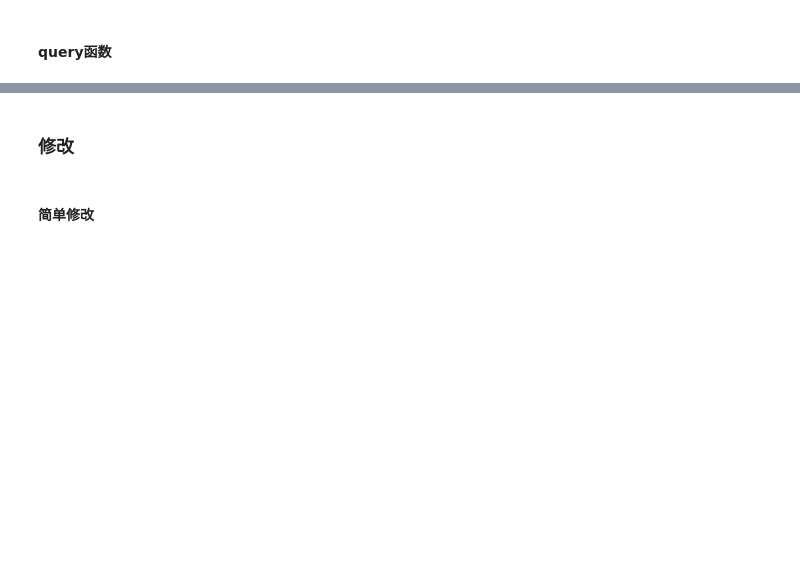
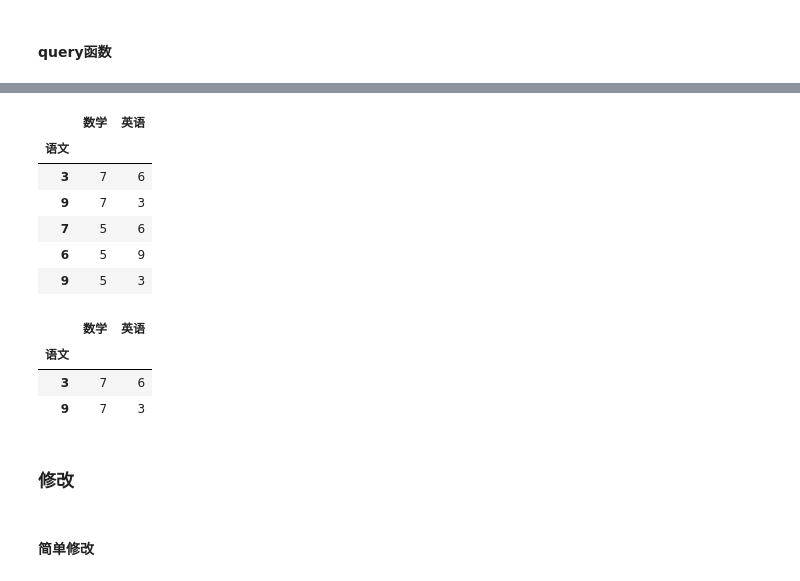
Before and after one commit to iridescentGray/self-learn-python-project, a Jupyter notebook: data_analysis/pandas_api/dataframe/index.ipynb, the cells around one changed output, grey strips where cells are left out. Saved outputs shown, nothing was run; the diff lists cells and outputs as text; code cells hidden in the pictures; blank space fills up the shorter version.

```diff
--- a/data_analysis/pandas_api/dataframe/index.ipynb
+++ b/data_analysis/pandas_api/dataframe/index.ipynb
@@ -370,3 +406,22 @@ df1.query("英语 == @a_list[1]")
+# %%
+new_index = add_index_df.set_index(["语文"])
+new_index
+# %% [output]
+|  | 数学 | 英语 |
+| 语文 |  |  |
+| 3 | 7 | 6 |
+| 9 | 7 | 3 |
+| 7 | 5 | 6 |
+| 6 | 5 | 9 |
+| 9 | 5 | 3 |
+# %%
+# 前2个
+new_index[0:2]
+# %% [output]
+|  | 数学 | 英语 |
+| 语文 |  |  |
+| 3 | 7 | 6 |
+| 9 | 7 | 3 |
 # %% [markdown]
 ### 修改
 # %% [markdown]
```
Also changed, not shown: parts of 44 cells of this notebook, 7 other files.
